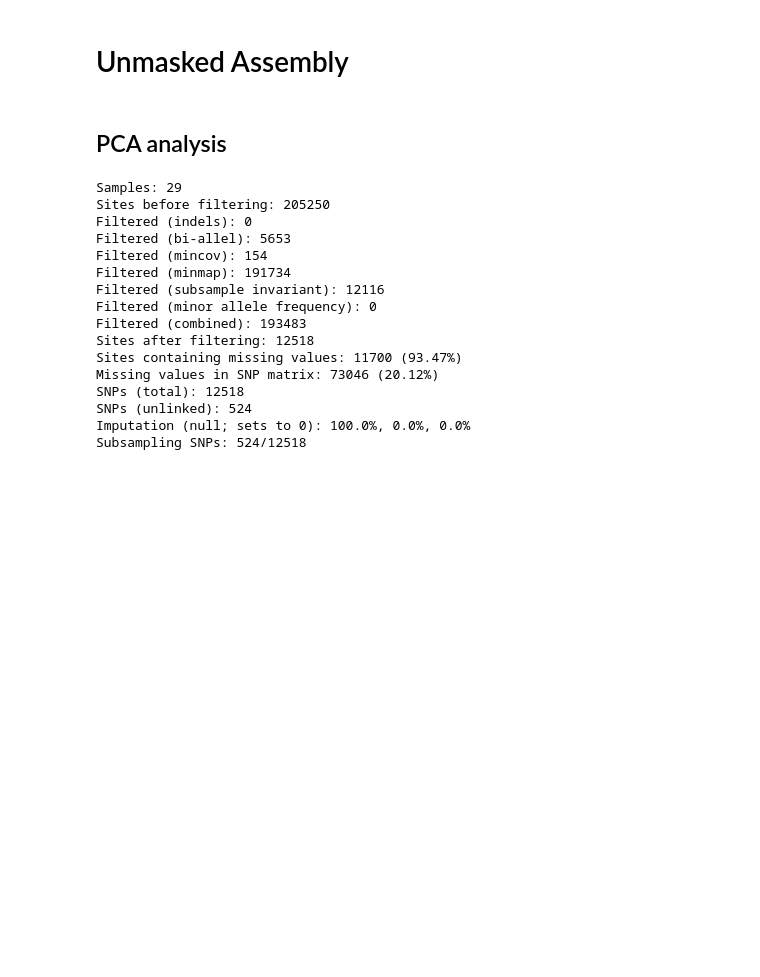
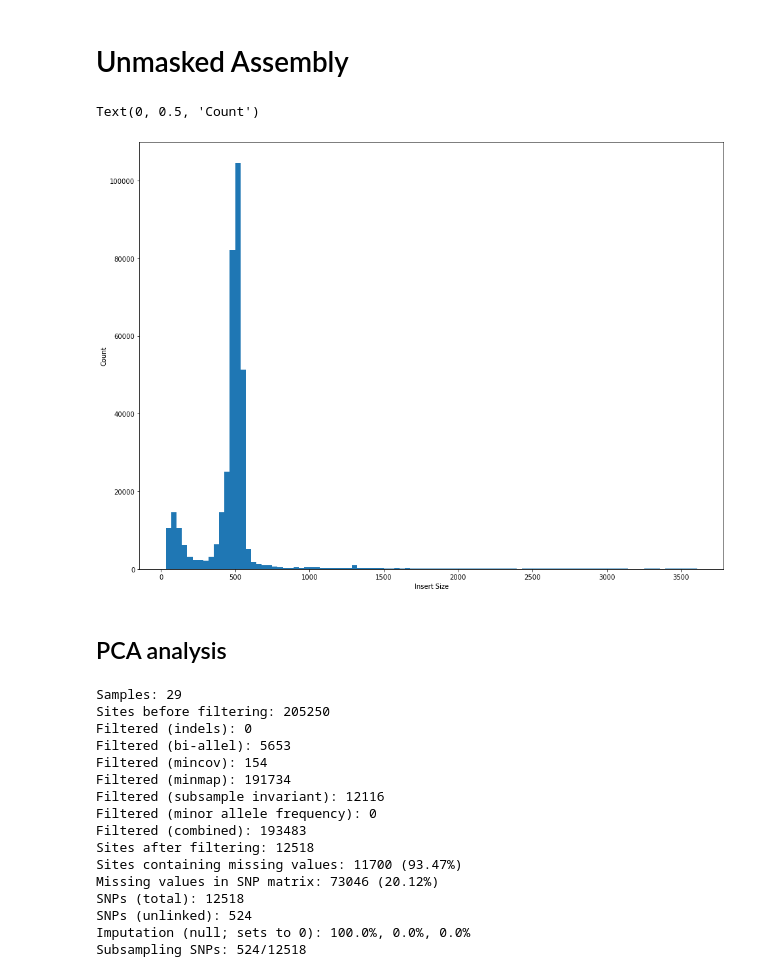
Before and after one commit to RezaBergemann/finalproject, a Jupyter notebook: ipyrad09/analysis.ipynb, the cells around one changed output. Cells and saved outputs as stored; diff of their text form; code cells hidden in the pictures; blank space fills up the shorter version.

```diff
--- a/ipyrad09/analysis.ipynb
+++ b/ipyrad09/analysis.ipynb
@@ -201,3 +210,16 @@ unmasked_data = "phys_unmasked_outfiles/phys_unmasked.snps.hdf5"
+# %%
+unmasked_data = "phys_unmasked_outfiles/phys_unmasked.snps.hdf5"
+
+tlens = pd.read_csv("phys_unmasked_consens/TLENs.csv",header=None, names =["Template", "Sample", "Obs_TLEN"])
+
+fig, ax = plt.subplots(figsize = (16,12))
+
+ax.hist(tlens['Obs_TLEN'], bins = 100)
+ax.set_xlabel("Insert Size")
+ax.set_ylabel("Count")
+# %% [output]
+Text(0, 0.5, 'Count')
+[figure, added]
 # %% [markdown]
 ## PCA analysis
 # %%
```
Also changed, not shown: parts of 18 cells of this notebook, 11 other files.
